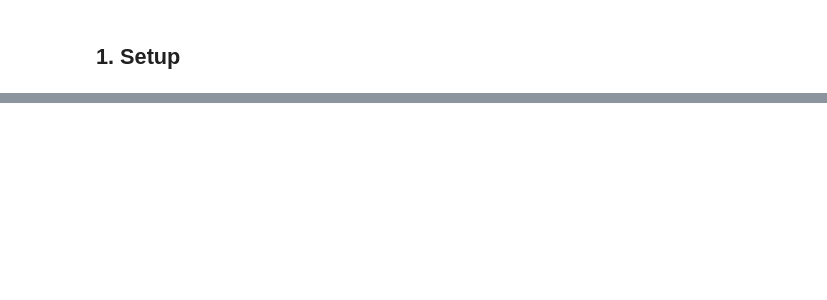
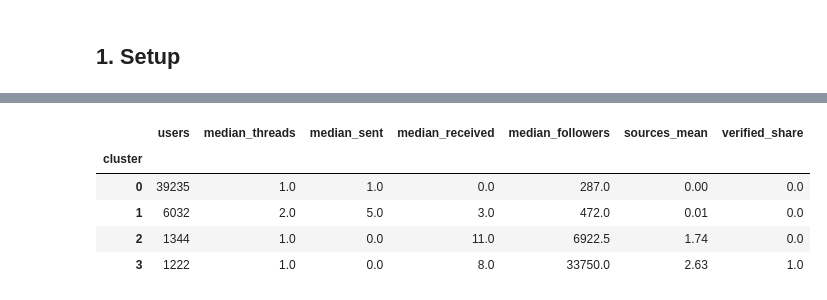
Before and after one commit to PhamAn0910/COS30049-political-misinfo, a Jupyter notebook: backend/notebooks/06_community_detection.ipynb, the cells around one changed output, grey strips where cells are left out. Saved outputs shown, nothing was run; the diff lists cells and outputs as text; code cells hidden in the pictures; blank space fills up the shorter version.

```diff
--- a/backend/notebooks/06_community_detection.ipynb
+++ b/backend/notebooks/06_community_detection.ipynb
@@ -531,0 +209,13 @@ K-Means cluster of the first 3 cascades: [4 4 4] (saved: [4 4 4] )
+# %%
+roles = behaviour.assign(cluster=kmeans).groupby("cluster").agg(
+    users=("threads", "size"), median_threads=("threads", "median"), median_sent=("replies_sent", "median"),
+    median_received=("replies_received", "median"), median_followers=("followers", "median"),
+    sources_mean=("sources", "mean"), verified_share=("verified", "mean"))
+roles.round(2)
+# %% [output]
+|  | users | median_threads | median_sent | median_received | median_followers | sources_mean | verified_share |
+| cluster |  |  |  |  |  |  |  |
+| 0 | 39235 | 1.0 | 1.0 | 0.0 | 287.0 | 0.00 | 0.0 |
+| 1 | 6032 | 2.0 | 5.0 | 3.0 | 472.0 | 0.01 | 0.0 |
+| 2 | 1344 | 1.0 | 0.0 | 11.0 | 6922.5 | 1.74 | 0.0 |
+| 3 | 1222 | 1.0 | 0.0 | 8.0 | 33750.0 | 2.63 | 1.0 |
```
Also changed, not shown: parts of 59 cells of this notebook, 3 other files.
